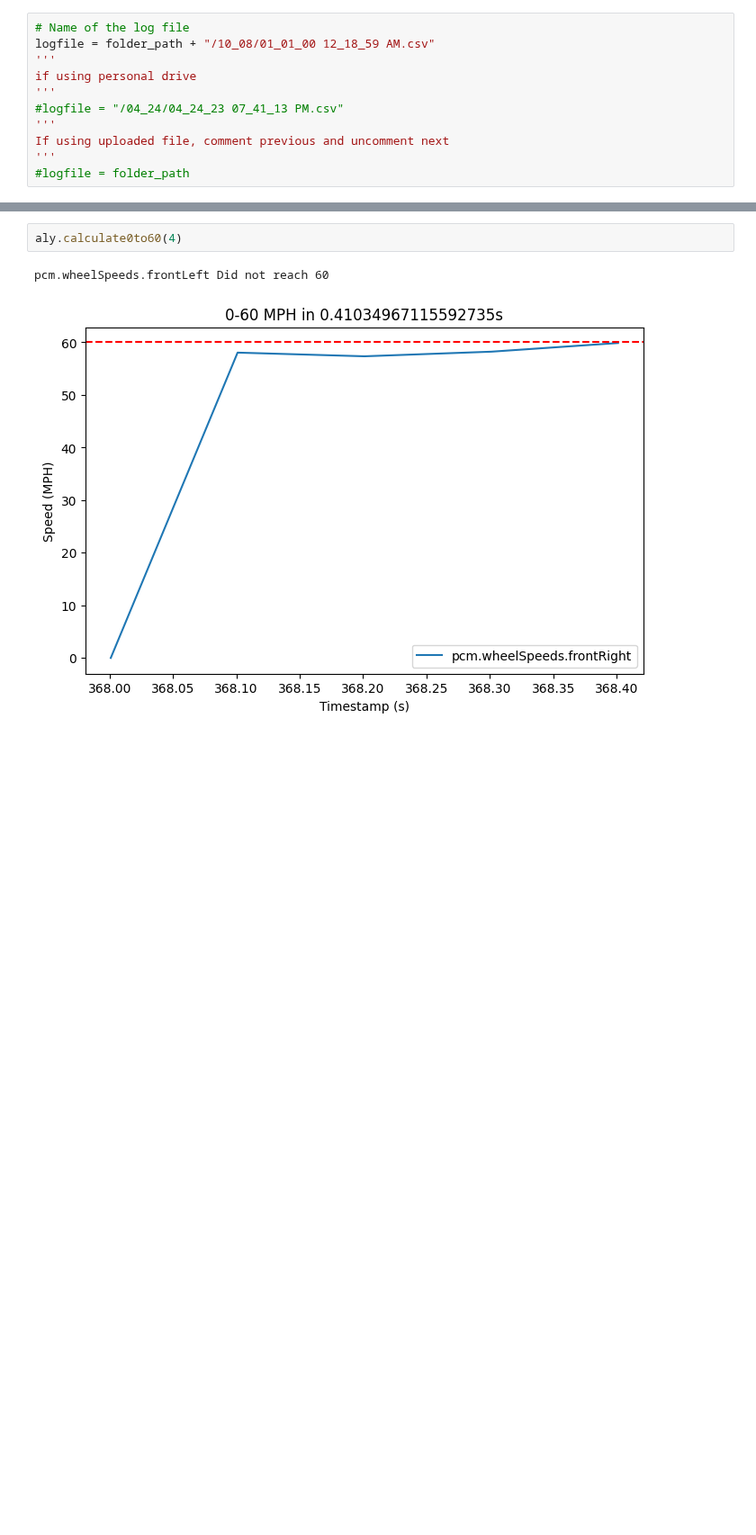
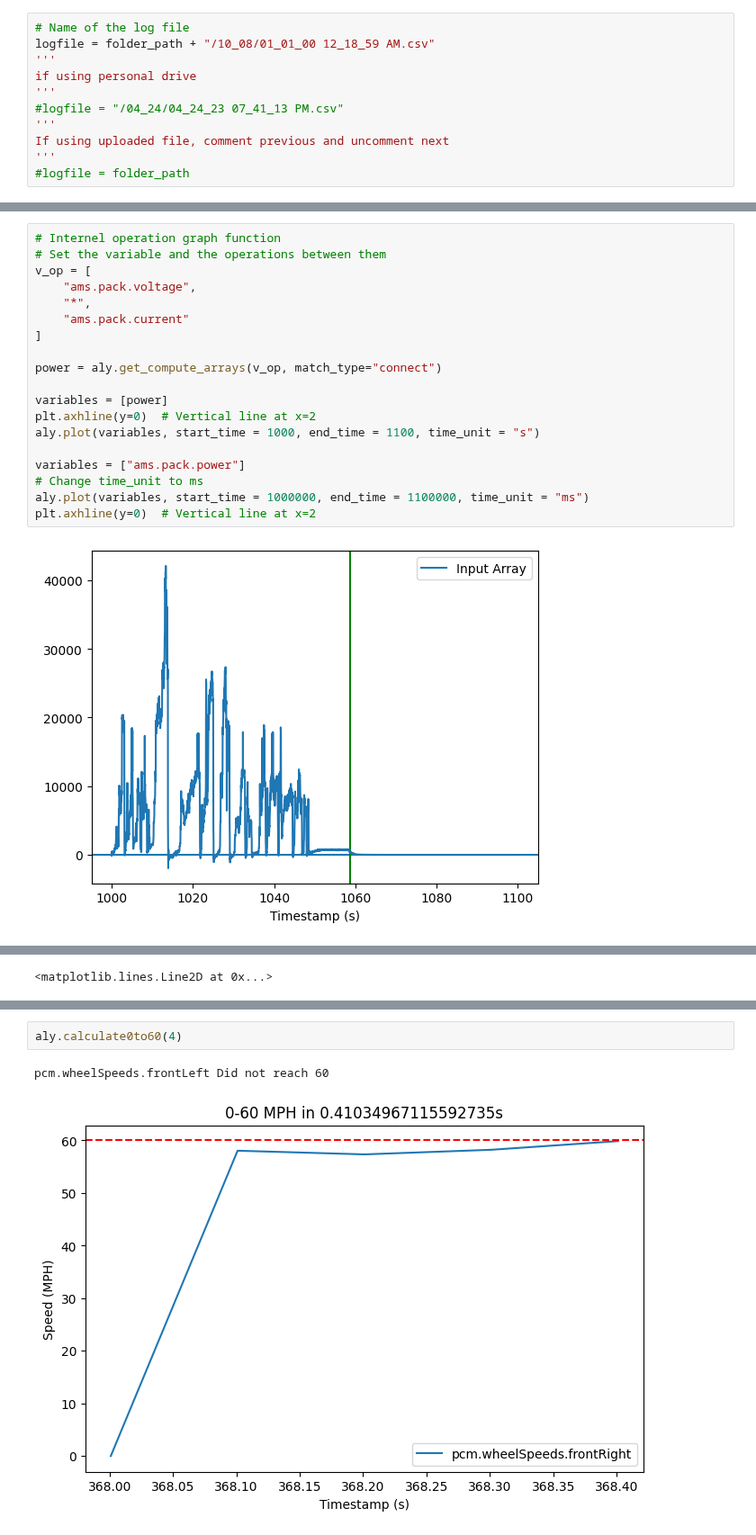
Before and after one commit to Penn-Electric-Racing/PER-Data-Analyzer, a Jupyter notebook: production/VizPlayground.ipynb, the cells around one changed output, grey strips where cells are left out. Shown at 90% size. Cells and saved outputs as stored; diff of their text form; blank space fills up the shorter version.

```diff
--- a/production/VizPlayground.ipynb
+++ b/production/VizPlayground.ipynb
@@ -185,0 +209,21 @@ aly.plot(variables)
+# %%
+# Internel operation graph function
+# Set the variable and the operations between them
+v_op = [
+    "ams.pack.voltage",
+    "*",
+    "ams.pack.current"
+]
+
+power = aly.get_compute_arrays(v_op, match_type="connect")
+
+variables = [power]
+plt.axhline(y=0)  # Vertical line at x=2
+aly.plot(variables, start_time = 1000, end_time = 1100, time_unit = "s")
+
+variables = ["ams.pack.power"]
+# Change time_unit to ms
+aly.plot(variables, start_time = 1000000, end_time = 1100000, time_unit = "ms")
+plt.axhline(y=0)  # Vertical line at x=2
+# %% [output]
+[figure, added]
@@ -185,0 +231 @@ aly.plot(variables)
+<matplotlib.lines.Line2D at 0x...>
```
Also changed, not shown: parts of 29 cells of this notebook, 6 other files.
